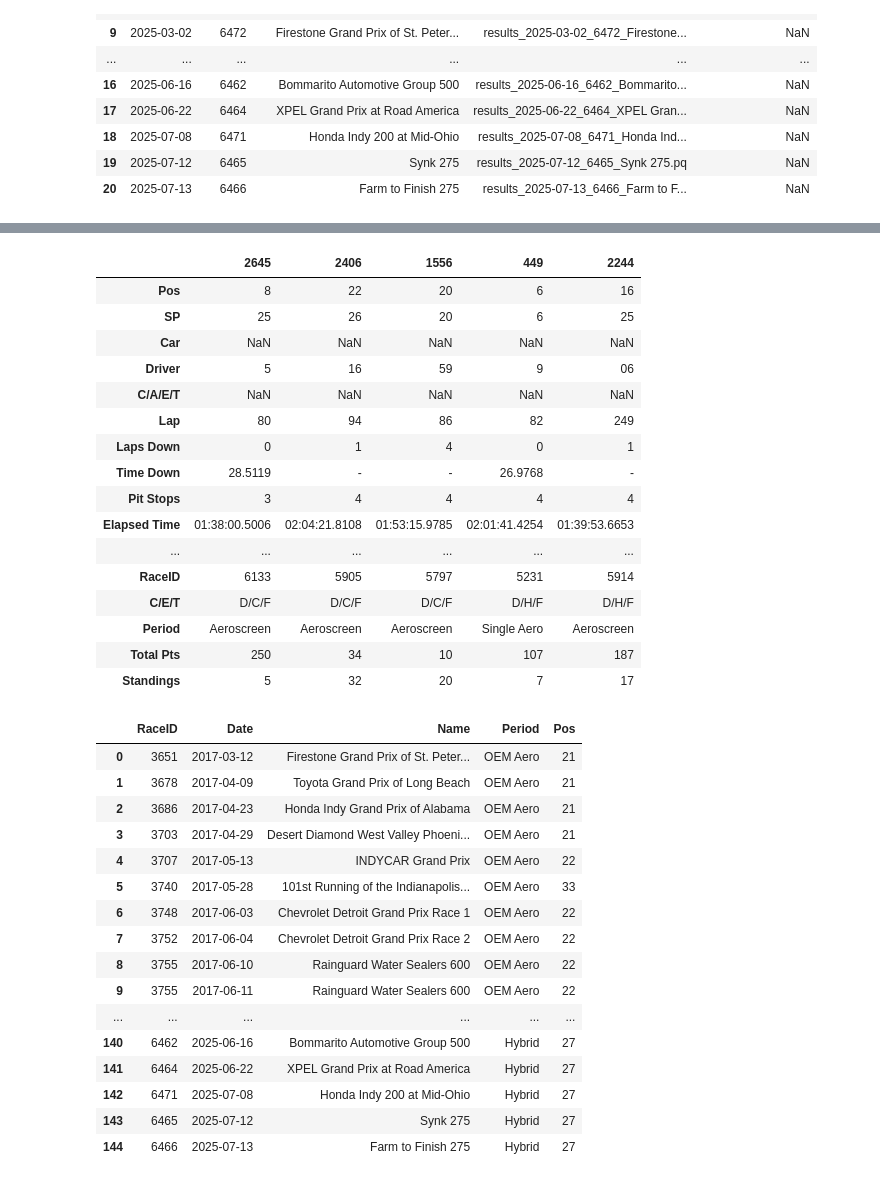
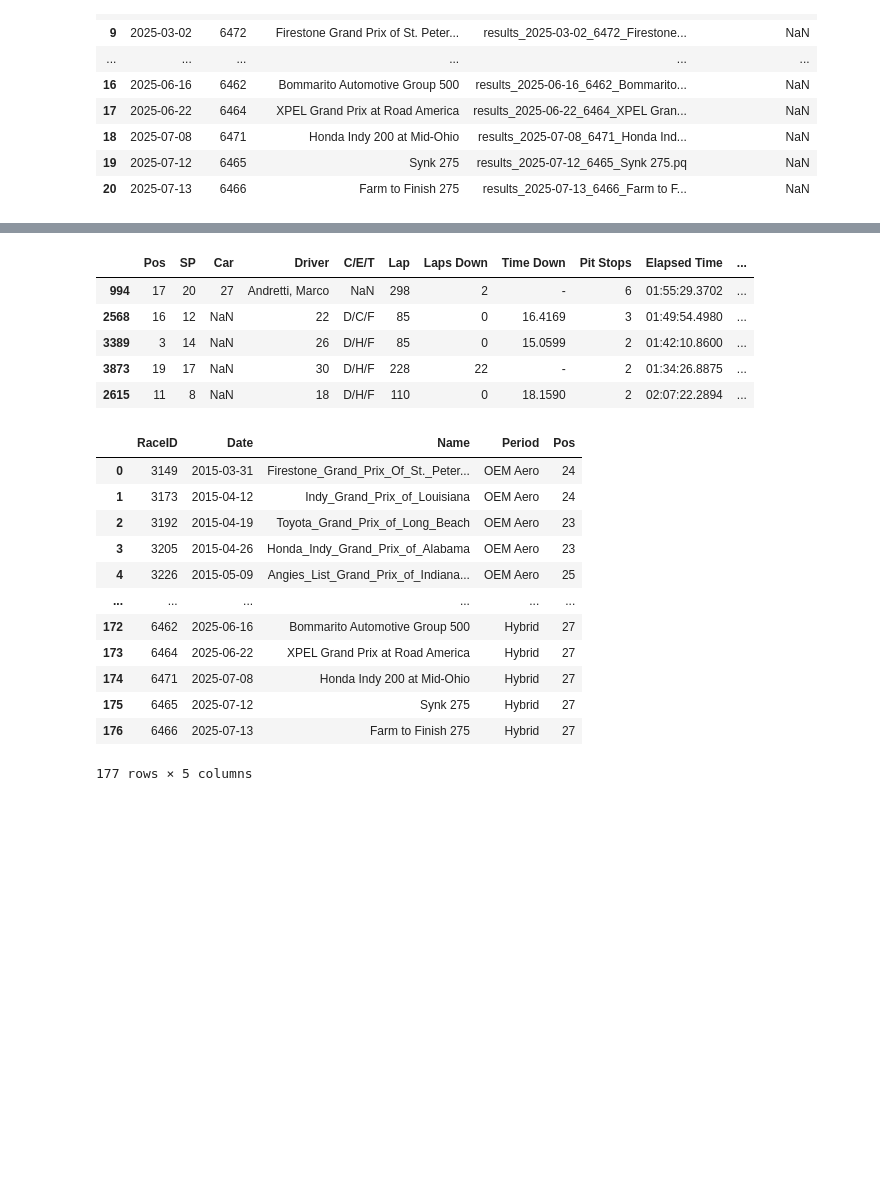
Before and after one commit to pmelgren/indycar-analytics, a Jupyter notebook: notebooks/Hybrid Impact.ipynb, the cells around one changed output, grey strips where cells are left out. Saved outputs shown, nothing was run; the diff lists cells and outputs as text; code cells hidden in the pictures; blank space fills up the shorter version.

```diff
--- a/notebooks/Hybrid Impact.ipynb
+++ b/notebooks/Hybrid Impact.ipynb
@@ -16,6 +16,7 @@ import os
 os.chdir('..')
 from analytics import RaceData
 # %%
+pd.set_option('display.max_rows',10)
 rd_oemaero = RaceData()
 rd_oemaero.add_races_by_date('2015-01-01','2017-12-31',section_results=False)
 rd_oemaero.races
@@ -123,34 +106,23 @@ aeroscreen.sample(5).T
 # %%
 # drop the Thermal $1 million challenge
 oemaero = rd_oemaero.results_df.copy()
 singleaero = rd_singleaero.results_df.copy()
 aeroscreen = aeroscreen.loc[aeroscreen.RaceID != '6345'].copy()
 hybrid = rd_hybrid.results_df.copy()
 oemaero['Period'] = 'OEM Aero'
 singleaero['Period'] = 'Single Aero'
 aeroscreen['Period'] = 'Aeroscreen'
 hybrid['Period'] = 'Hybrid'
 oemaero.rename(columns = {'Running/Reason Out':'Running / Reason Out'},inplace=True)
 df = pd.concat([oemaero,singleaero,aeroscreen,hybrid],ignore_index=True)
-df.sample(5).T
+df.sample(5)
 # %% [output]
-|  | 2645 | 2406 | 1556 | 449 | 2244 |
-| Pos | 8 | 22 | 20 | 6 | 16 |
-| SP | 25 | 26 | 20 | 6 | 25 |
-| Car | NaN | NaN | NaN | NaN | NaN |
-| Driver | 5 | 16 | 59 | 9 | 06 |
-| C/A/E/T | NaN | NaN | NaN | NaN | NaN |
-| Lap | 80 | 94 | 86 | 82 | 249 |
-| Laps Down | 0 | 1 | 4 | 0 | 1 |
-| Time Down | 28.5119 | - | - | 26.9768 | - |
-| Pit Stops | 3 | 4 | 4 | 4 | 4 |
-| Elapsed Time | 01:38:00.5006 | 02:04:21.8108 | 01:53:15.9785 | 02:01:41.4254 | 01:39:53.6653 |
-| ... | ... | ... | ... | ... | ... |
-| RaceID | 6133 | 5905 | 5797 | 5231 | 5914 |
-| C/E/T | D/C/F | D/C/F | D/C/F | D/H/F | D/H/F |
-| Period | Aeroscreen | Aeroscreen | Aeroscreen | Single Aero | Aeroscreen |
-| Total Pts | 250 | 34 | 10 | 107 | 187 |
-| Standings | 5 | 32 | 20 | 7 | 17 |
+|  | Pos | SP | Car | Driver | C/E/T | Lap | Laps Down | Time Down | Pit Stops | Elapsed Time | ... |
+| 994 | 17 | 20 | 27 | Andretti, Marco | NaN | 298 | 2 | - | 6 | 01:55:29.3702 | ... |
+| 2568 | 16 | 12 | NaN | 22 | D/C/F | 85 | 0 | 16.4169 | 3 | 01:49:54.4980 | ... |
+| 3389 | 3 | 14 | NaN | 26 | D/H/F | 85 | 0 | 15.0599 | 2 | 01:42:10.8600 | ... |
+| 3873 | 19 | 17 | NaN | 30 | D/H/F | 228 | 22 | - | 2 | 01:34:26.8875 | ... |
+| 2615 | 11 | 8 | NaN | 18 | D/H/F | 110 | 0 | 18.1590 | 2 | 02:07:22.2894 | ... |
 # %%
 pd.set_option('display.max_rows',150)
 pd.concat([rd_oemaero.races,
@@ -162,22 +134,18 @@ pd.concat([rd_oemaero.races,
     ,on='RaceID')
 # %% [output]
 |  | RaceID | Date | Name | Period | Pos |
-| 0 | 3651 | 2017-03-12 | Firestone Grand Prix of St. Peter... | OEM Aero | 21 |
-| 1 | 3678 | 2017-04-09 | Toyota Grand Prix of Long Beach | OEM Aero | 21 |
-| 2 | 3686 | 2017-04-23 | Honda Indy Grand Prix of Alabama | OEM Aero | 21 |
-| 3 | 3703 | 2017-04-29 | Desert Diamond West Valley Phoeni... | OEM Aero | 21 |
-| 4 | 3707 | 2017-05-13 | INDYCAR Grand Prix | OEM Aero | 22 |
-| 5 | 3740 | 2017-05-28 | 101st Running of the Indianapolis... | OEM Aero | 33 |
-| 6 | 3748 | 2017-06-03 | Chevrolet Detroit Grand Prix Race 1 | OEM Aero | 22 |
-| 7 | 3752 | 2017-06-04 | Chevrolet Detroit Grand Prix Race 2 | OEM Aero | 22 |
-| 8 | 3755 | 2017-06-10 | Rainguard Water Sealers 600 | OEM Aero | 22 |
-| 9 | 3755 | 2017-06-11 | Rainguard Water Sealers 600 | OEM Aero | 22 |
+| 0 | 3149 | 2015-03-31 | Firestone_Grand_Prix_Of_St._Peter... | OEM Aero | 24 |
+| 1 | 3173 | 2015-04-12 | Indy_Grand_Prix_of_Louisiana | OEM Aero | 24 |
+| 2 | 3192 | 2015-04-19 | Toyota_Grand_Prix_of_Long_Beach | OEM Aero | 23 |
+| 3 | 3205 | 2015-04-26 | Honda_Indy_Grand_Prix_of_Alabama | OEM Aero | 23 |
+| 4 | 3226 | 2015-05-09 | Angies_List_Grand_Prix_of_Indiana... | OEM Aero | 25 |
 | ... | ... | ... | ... | ... | ... |
-| 140 | 6462 | 2025-06-16 | Bommarito Automotive Group 500 | Hybrid | 27 |
-| 141 | 6464 | 2025-06-22 | XPEL Grand Prix at Road America | Hybrid | 27 |
-| 142 | 6471 | 2025-07-08 | Honda Indy 200 at Mid-Ohio | Hybrid | 27 |
-| 143 | 6465 | 2025-07-12 | Synk 275 | Hybrid | 27 |
-| 144 | 6466 | 2025-07-13 | Farm to Finish 275 | Hybrid | 27 |
+| 172 | 6462 | 2025-06-16 | Bommarito Automotive Group 500 | Hybrid | 27 |
+| 173 | 6464 | 2025-06-22 | XPEL Grand Prix at Road America | Hybrid | 27 |
+| 174 | 6471 | 2025-07-08 | Honda Indy 200 at Mid-Ohio | Hybrid | 27 |
+| 175 | 6465 | 2025-07-12 | Synk 275 | Hybrid | 27 |
+| 176 | 6466 | 2025-07-13 | Farm to Finish 275 | Hybrid | 27 |
+177 rows × 5 columns
 # %%
 # clean DFs
 df = df.loc[df.Pos != '']
```
Also changed, not shown: parts of 9 cells of this notebook.
